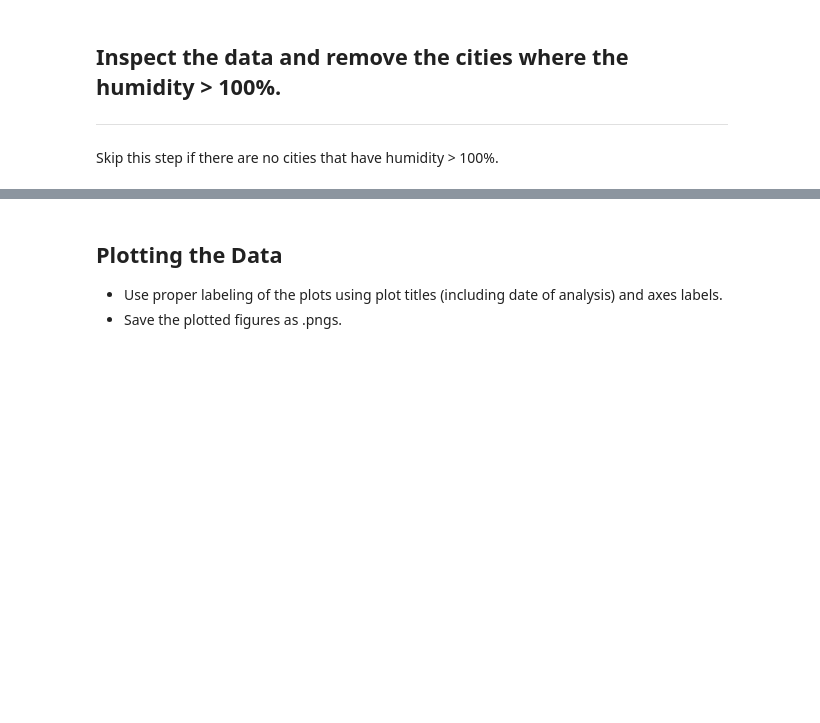
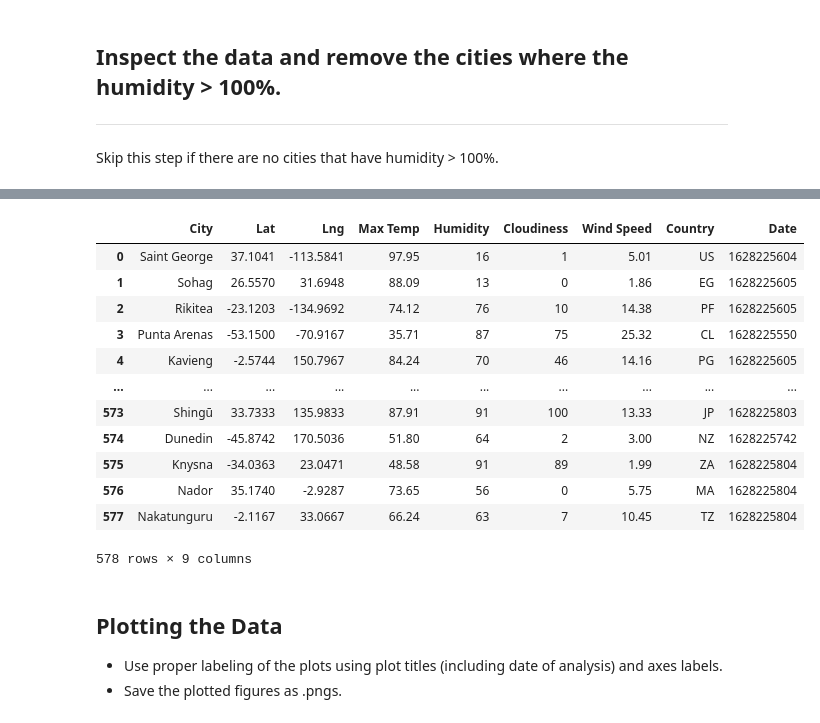
Before and after one commit to ceci-chapa/python-api-challenge, a Jupyter notebook: WeatherPy/WeatherPy.ipynb, the cells around one changed output, grey strips where cells are left out. Saved outputs shown, nothing was run; the diff lists cells and outputs as text; code cells hidden in the pictures; blank space fills up the shorter version.

Commit message:
finalizing tables

```diff
--- a/WeatherPy/WeatherPy.ipynb
+++ b/WeatherPy/WeatherPy.ipynb
@@ -170,6 +173,23 @@ weather_data.describe()
 # %%
 # Make a new DataFrame equal to the city data to drop all humidity outliers by index.
 # Passing "inplace=False" will make a copy of the city_data DataFrame, which we call "clean_city_data".
+# %%
+clean_city_data = weather_data.copy()
+clean_city_data
+# %% [output]
+|  | City | Lat | Lng | Max Temp | Humidity | Cloudiness | Wind Speed | Country | Date |
+| 0 | Saint George | 37.1041 | -113.5841 | 97.95 | 16 | 1 | 5.01 | US | 1628225604 |
+| 1 | Sohag | 26.5570 | 31.6948 | 88.09 | 13 | 0 | 1.86 | EG | 1628225605 |
+| 2 | Rikitea | -23.1203 | -134.9692 | 74.12 | 76 | 10 | 14.38 | PF | 1628225605 |
+| 3 | Punta Arenas | -53.1500 | -70.9167 | 35.71 | 87 | 75 | 25.32 | CL | 1628225550 |
+| 4 | Kavieng | -2.5744 | 150.7967 | 84.24 | 70 | 46 | 14.16 | PG | 1628225605 |
+| ... | ... | ... | ... | ... | ... | ... | ... | ... | ... |
+| 573 | Shingū | 33.7333 | 135.9833 | 87.91 | 91 | 100 | 13.33 | JP | 1628225803 |
+| 574 | Dunedin | -45.8742 | 170.5036 | 51.80 | 64 | 2 | 3.00 | NZ | 1628225742 |
+| 575 | Knysna | -34.0363 | 23.0471 | 48.58 | 91 | 89 | 1.99 | ZA | 1628225804 |
+| 576 | Nador | 35.1740 | -2.9287 | 73.65 | 56 | 0 | 5.75 | MA | 1628225804 |
+| 577 | Nakatunguru | -2.1167 | 33.0667 | 66.24 | 63 | 7 | 10.45 | TZ | 1628225804 |
+578 rows × 9 columns
 # %% [markdown]
 ## Plotting the Data
 * Use proper labeling of the plots using plot titles (including date of analysis) and axes labels.
```
Also changed, not shown: parts of 7 cells of this notebook, 1 other file.
